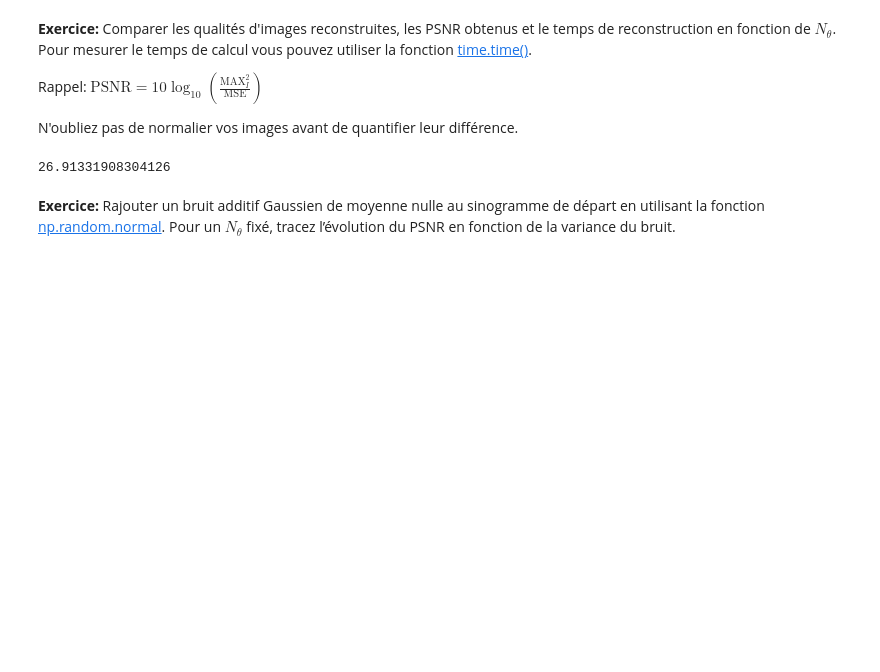
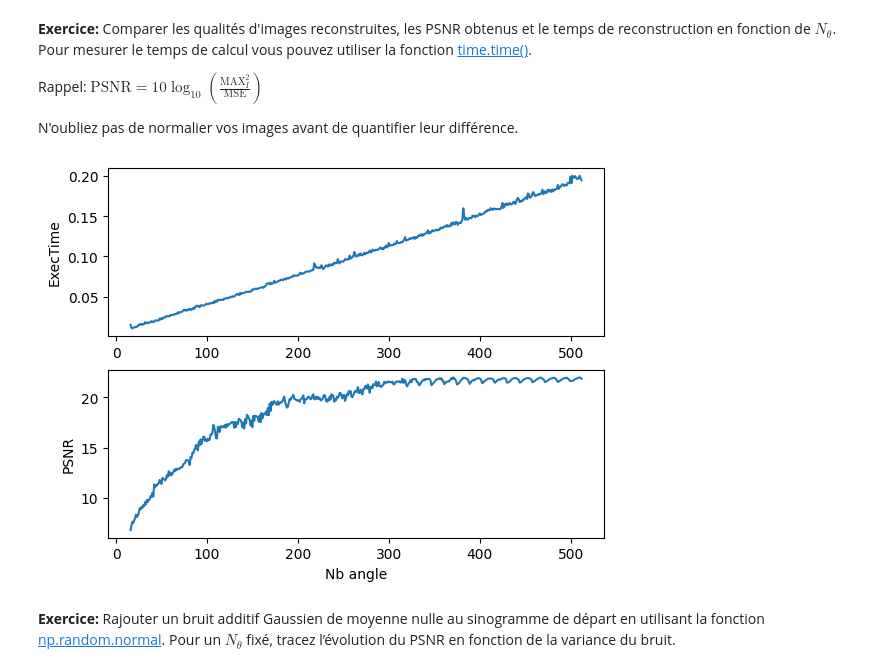
Before and after one commit to lucanchling/Imagerie_Medicale, a Jupyter notebook: Tomographie/tp_tomo.ipynb, the cells around one changed output. Drawn from its saved outputs; the diff is of its cells as text; code cells hidden in the pictures; blank space fills up the shorter version.

```diff
--- a/Tomographie/tp_tomo.ipynb
+++ b/Tomographie/tp_tomo.ipynb
@@ -279,10 +281,3 @@ Text(0.5, 1.0, 'rétroprojection')
 Rappel: $\mathrm{PSNR}= 10 \log_{10}(\frac{\mathrm{MAX}^2_I}{\mathrm{MSE}})$
 
 N'oubliez pas de normalier vos images avant de quantifier leur différence.
-# %%
-ref_norm = reference/np.max(reference)
-f_inv_norm = f_inv/np.max(f_inv)
-PSNR = 10*np.log10(np.max(ref_norm)**2/np.mean((ref_norm-f_inv_norm)**2))
-print(PSNR)
-# %% [output]
-26.91331908304126
@@ -289,3 +324,18 @@ print(PSNR)
+# %%
+
+plt.subplot(211)
+plt.plot(NthetaList, execTimeList)
+plt.ylabel('ExecTime')
+# plt.xlabel('Nb angle')
+
+plt.subplot(212)
+plt.plot(NthetaList, scoreList)
+plt.ylabel('PSNR')
+plt.xlabel('Nb angle')
+
+plt.show()
+# %% [output]
+[figure, added]
 # %% [markdown]
 **Exercice:** Rajouter un bruit additif Gaussien de moyenne nulle au sinogramme de départ en utilisant la fonction [np.random.normal](https://numpy.org/doc/stable/reference/random/generated/numpy.random.normal.html). Pour un $N_\theta$ fixé, tracez l’évolution du PSNR en fonction de la variance du bruit.
 # %%
```
Also changed, not shown: parts of 7 cells of this notebook, 1 other file.
